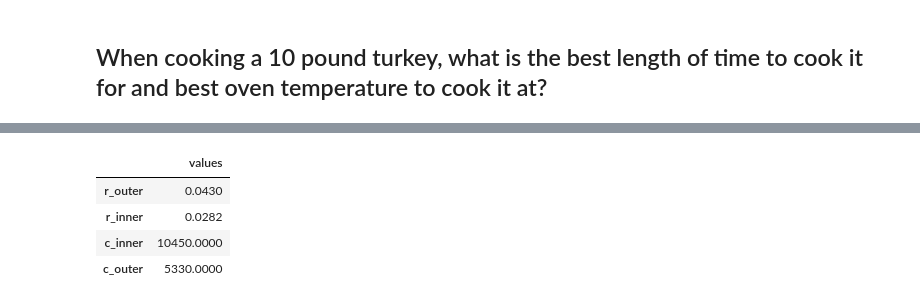
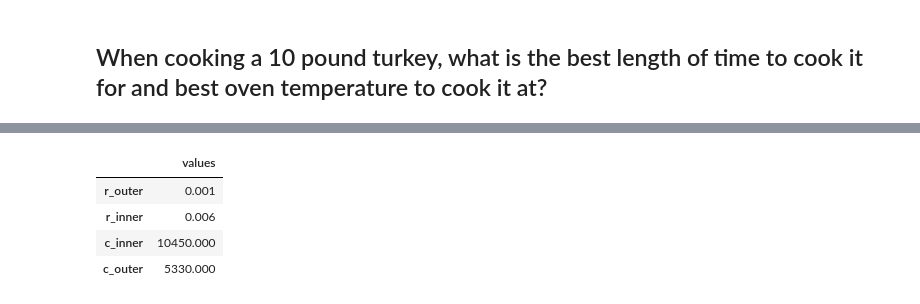
Before and after one commit to MellieZito/Project-2, a Jupyter notebook: code/Turkey.ipynb, the cells around one changed output, grey strips where cells are left out. Saved outputs shown, nothing was run; the diff lists cells and outputs as text; code cells hidden in the pictures.

```diff
--- a/code/Turkey.ipynb
+++ b/code/Turkey.ipynb
@@ -93,16 +105,16 @@ def convert_k_to_f(k):
     return (k-273)*(9/5) + 32
 # %%
 params = Params(
-    r_outer = 0.043, #Km^2/W
-    r_inner = 0.0282, #Km^2/W
+    r_outer = 0.001, #Km^2/W
+    r_inner = 0.006, #Km^2/W
     c_inner = 10450, #J/K
     c_outer = 5330, #J/K
     #.043
     )
 # %% [output]
 |  | values |
-| r_outer | 0.0430 |
-| r_inner | 0.0282 |
-| c_inner | 10450.0000 |
-| c_outer | 5330.0000 |
+| r_outer | 0.001 |
+| r_inner | 0.006 |
+| c_inner | 10450.000 |
+| c_outer | 5330.000 |
 # %%
```
Also changed, not shown: parts of 11 cells of this notebook.
